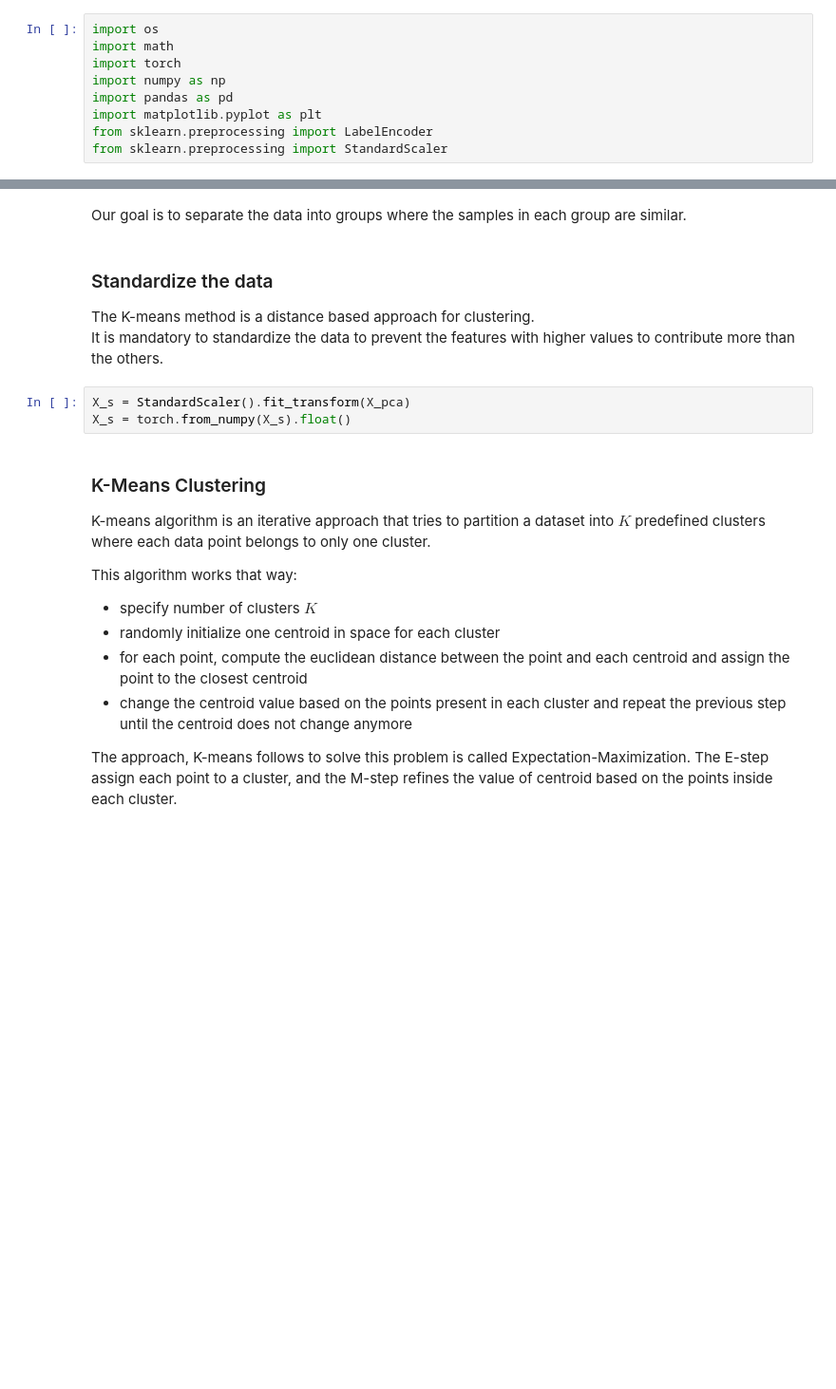
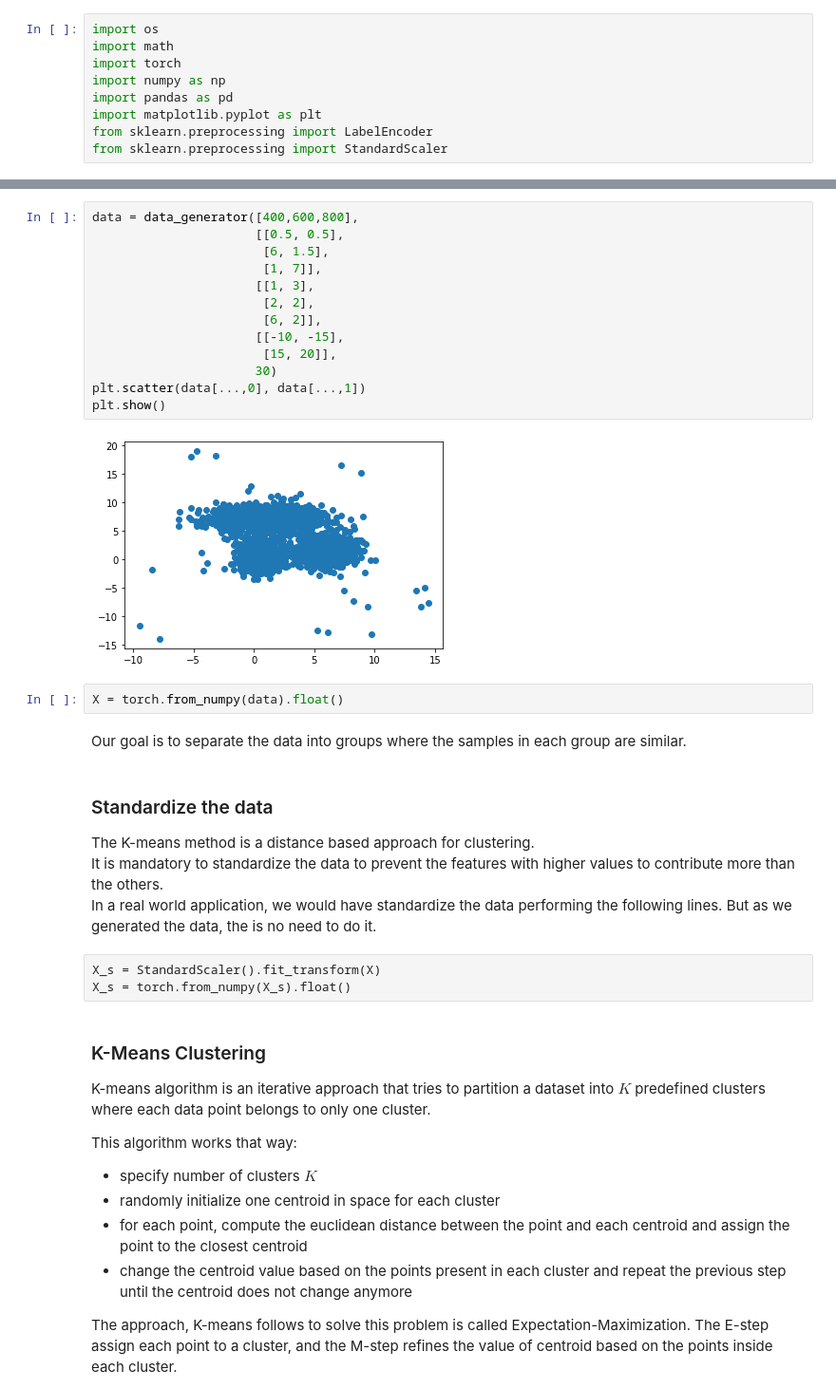
Before and after one commit to ConsciousML/Clustering-from-scratch, a Jupyter notebook: Clustering Mall Customers.ipynb, the cells around one changed output, grey strips where cells are left out. Shown at 95% size. Drawn from its saved outputs; the diff is of its cells as text; blank space fills up the shorter version.

```diff
--- a/Clustering Mall Customers.ipynb
+++ b/Clustering Mall Customers.ipynb
@@ -73,12 +23,31 @@ plt.scatter(X_pca[:, 0], X_pca[:, 1])
+# %%
+data = data_generator([400,600,800],
+                      [[0.5, 0.5],
+                       [6, 1.5],
+                       [1, 7]],
+                      [[1, 3],
+                       [2, 2],
+                       [6, 2]],
+                      [[-10, -15],
+                       [15, 20]],
+                      30)
+plt.scatter(data[...,0], data[...,1])
+plt.show()
+# %% [output]
+[figure, added]
+# %%
+X = torch.from_numpy(data).float()
 # %% [markdown]
 Our goal is to separate the data into groups where the samples in each group are similar.
 # %% [markdown]
 ### Standardize the data
 The K-means method is a distance based approach for clustering.<br>
-It is mandatory to standardize the data to prevent the features with higher values to contribute more than the others.
+It is mandatory to standardize the data to prevent the features with higher values to contribute more than the others.<br>
+In a real world application, we would have standardize the data performing the following lines.
+But as we generated the data, the is no need to do it.
-# %%
-X_s = StandardScaler().fit_transform(X_pca)
-X_s = torch.from_numpy(X_s).float()
+# %% [raw]
+X_s = StandardScaler().fit_transform(X)
+X_s = torch.from_numpy(X_s).float()
 # %% [markdown]
 ### K-Means Clustering
 K-means algorithm is an iterative approach that tries to partition a dataset into $K$ predefined clusters where each data point belongs to only one cluster.
```
Also changed, not shown: parts of 22 cells of this notebook.
